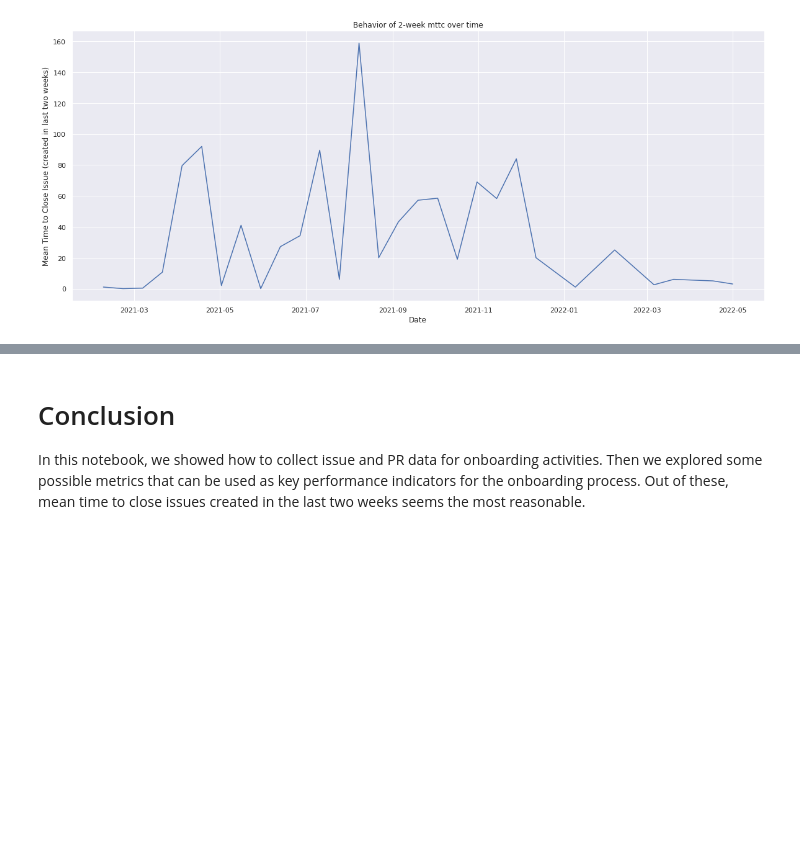
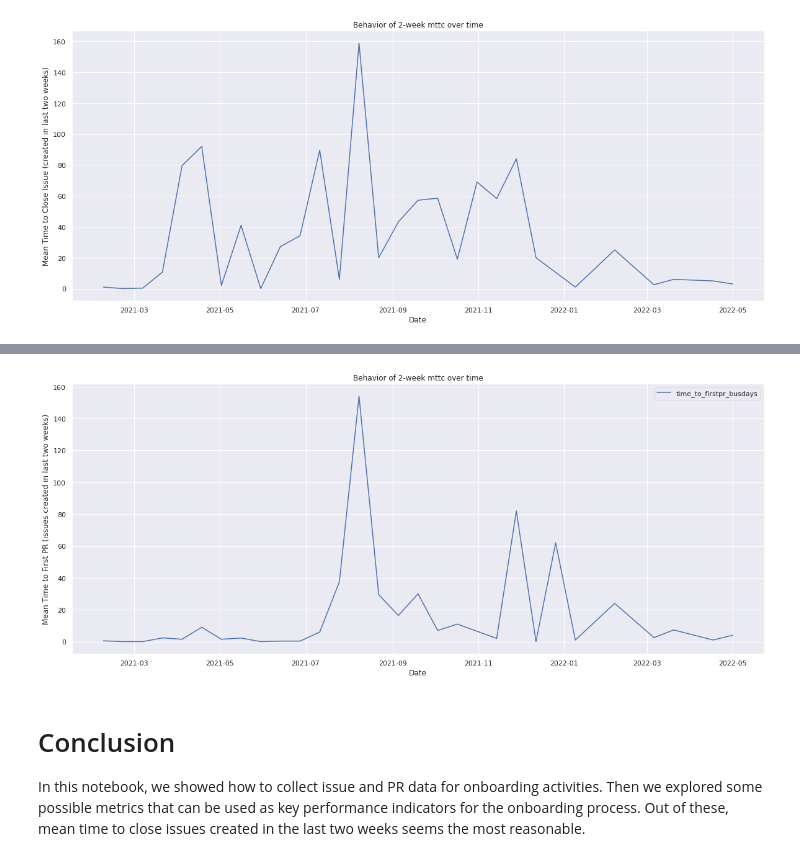
Before and after one commit to operate-first/apps, a Jupyter notebook: notebooks/onboarding-eda.ipynb, the cells around one changed output, grey strips where cells are left out. Cells and saved outputs as stored; diff of their text form; code cells hidden in the pictures; blank space fills up the shorter version.

```diff
--- a/notebooks/onboarding-eda.ipynb
+++ b/notebooks/onboarding-eda.ipynb
@@ -262,13 +299,15 @@ why are datetime columns in this df not accurate? cant measure time to merge/clo
 
 Now that we have collected all issue and pull request data related to onboarding, let's explore what are some possible evaluation metrics that we could define for the onboarding process.
 # %%
-def get_business_days_diff(row: pd.Series) -> int:
+def get_business_days_diff(
+    row: pd.Series, start_col: str = "created_at", end_col: str = "closed_at"
+) -> int:
     """
     Get difference in created_at and closed_at in terms of business days
     TODO: exclude US holidays, EU holidays, Red Hat shutdown, etc. from business days
     """
-    if not pd.isna(row["closed_at"]):
-        return np.busday_count(row["created_at"].date(), row["closed_at"].date())
+    if not pd.isna(row[end_col]):
+        return np.busday_count(row[start_col].date(), row[end_col].date())
 
 
 # calculate business days taken to close
@@ -465,0 +561,7 @@ plt.show()
+# %%
+# resample to one sprint (~14 days)
+time_to_firstpr_busdays_2week = onboard_issues_df[
+    ["created_at", "time_to_firstpr_busdays"]
+].set_index("created_at")
+time_to_firstpr_busdays_2week = time_to_firstpr_busdays_2week.resample("2W").mean()
+time_to_firstpr_busdays_2week.tail()
@@ -466,3 +576,13 @@ plt.show()
+# %%
+# what does the mean time to first pr in the last two weeks look like, over time
+fig, ax = plt.subplots(figsize=(20, 8))
+sns.lineplot(data=time_to_firstpr_busdays_2week)
+plt.ylabel("Mean Time to First PR (issues created in last two weeks)")
+plt.xlabel("Date")
+plt.title("Behavior of 2-week mttc over time")
+plt.show()
+# %% [output]
+[figure, added]
 # %% [markdown]
 # Conclusion
 
```
Also changed, not shown: parts of 21 cells of this notebook.
